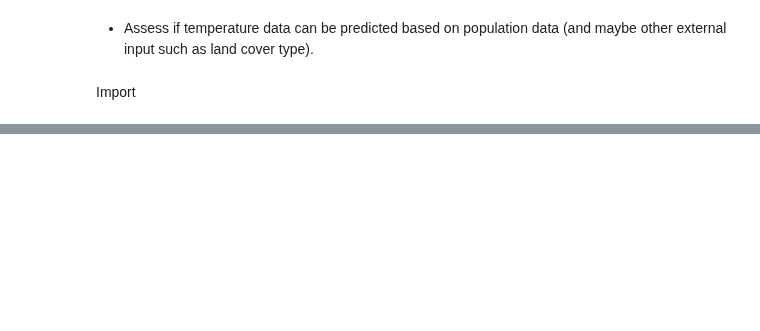
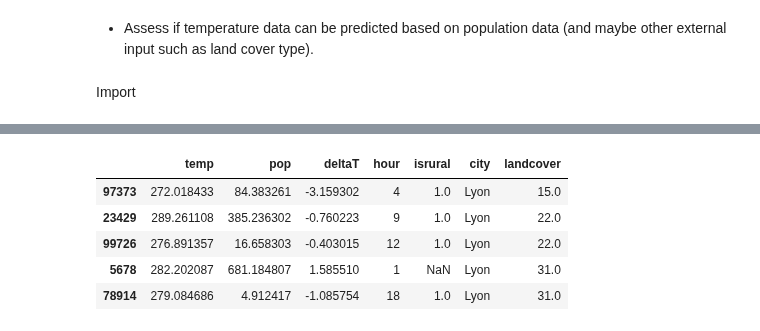
Before and after one commit to christopherogerepfl/UHI_prediction, a Jupyter notebook: task2.ipynb, the cells around one changed output, grey strips where cells are left out. Saved outputs shown, nothing was run; the diff lists cells and outputs as text; code cells hidden in the pictures; blank space fills up the shorter version.

```diff
--- a/task2.ipynb
+++ b/task2.ipynb
@@ -71,10 +16,0 @@ dfLyon.head()
-# %%
-folder_path = 'data_UHI'
-pop_day_europe = rio.open(folder_path + '\\ENACT_POP_D012011_EU28_R2020A_4326_30ss_V1_0.tif')
-pop_night_europe = rio.open(folder_path + '\\ENACT_POP_N012011_EU28_R2020A_4326_30ss_V1_0.tif')
-land_cover = rio.open(folder_path + '\\MCD12Q1.061_LC_Prop1_doy2011001_aid0001_reproj.tif')
-
-city = 'Lyon'
-number_of_sample_per_city = 10
-#print(land_cover.read(1))
-#plt.imshow(land_cover.read(1))
@@ -91 +32,7 @@ number_of_sample_per_city = 10
+# %%
+#Defining parameters
+
+folder_path = 'data_UHI'
+cities = ['Lyon']
+number_of_sample_per_city = 100000
 # %%
@@ -139,0 +91,9 @@ AttributeError: 'Dataset' object has no attribute 'shape'
+# %%
+city_df.sample(5)
+# %% [output]
+|  | temp | pop | deltaT | hour | isrural | city | landcover |
+| 97373 | 272.018433 | 84.383261 | -3.159302 | 4 | 1.0 | Lyon | 15.0 |
+| 23429 | 289.261108 | 385.236302 | -0.760223 | 9 | 1.0 | Lyon | 22.0 |
+| 99726 | 276.891357 | 16.658303 | -0.403015 | 12 | 1.0 | Lyon | 22.0 |
+| 5678 | 282.202087 | 681.184807 | 1.585510 | 1 | NaN | Lyon | 31.0 |
+| 78914 | 279.084686 | 4.912417 | -1.085754 | 18 | 1.0 | Lyon | 31.0 |
```
Also changed, not shown: parts of 25 cells of this notebook, 2 other files.
